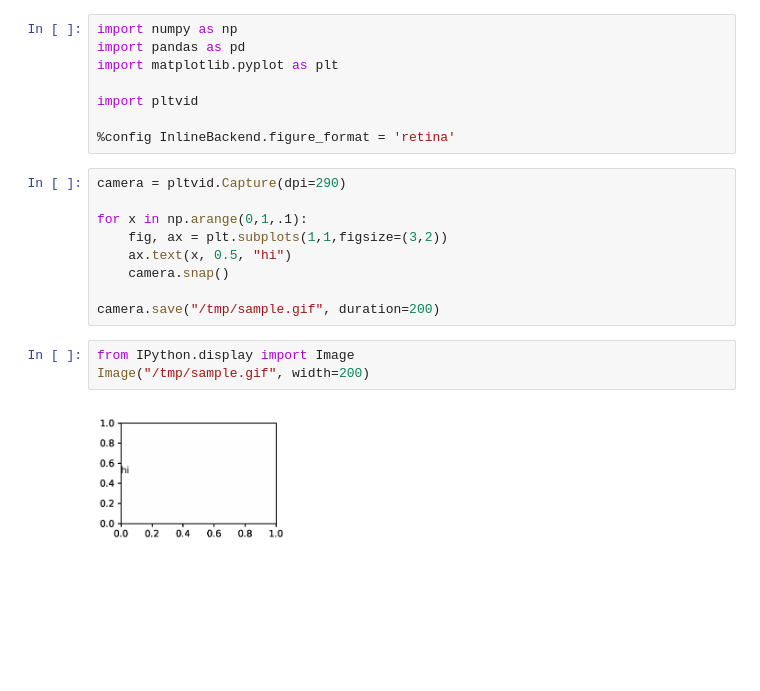
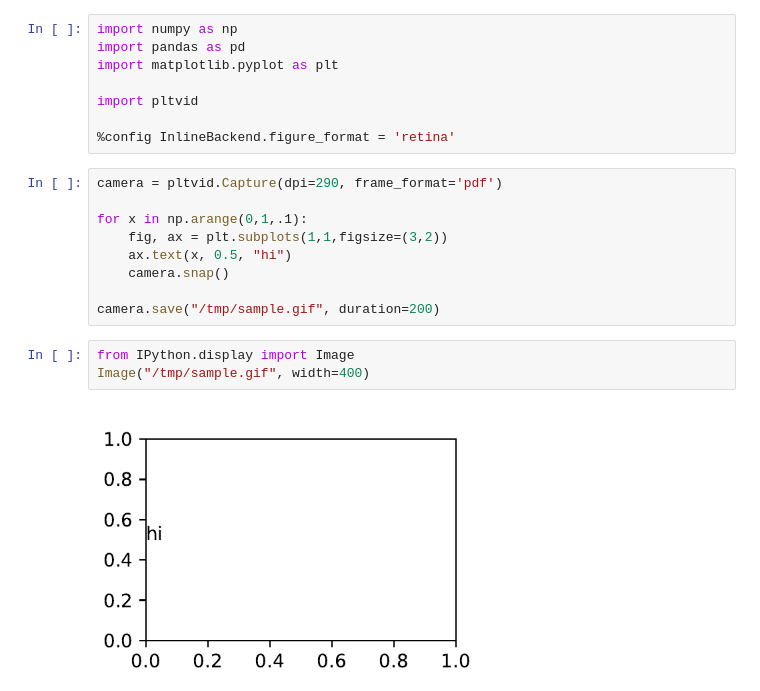
Before and after one commit to parrt/pltvid, a Jupyter notebook: examples.ipynb, the cells around one changed output. Saved outputs shown, nothing was run; the diff lists cells and outputs as text; blank space fills up the shorter version.

```diff
--- a/examples.ipynb
+++ b/examples.ipynb
@@ -7,7 +7,7 @@ import pltvid
 
 %config InlineBackend.figure_format = 'retina'
 # %%
-camera = pltvid.Capture(dpi=290)
+camera = pltvid.Capture(dpi=290, frame_format='pdf')
 
 for x in np.arange(0,1,.1):
     fig, ax = plt.subplots(1,1,figsize=(3,2))
@@ -17,6 +17,6 @@ for x in np.arange(0,1,.1):
 camera.save("/tmp/sample.gif", duration=200)
 # %%
 from IPython.display import Image
-Image("/tmp/sample.gif", width=200)
+Image("/tmp/sample.gif", width=400)
 # %% [output]
-[figure, old version]
+[figure, new version]
```
Also changed, not shown: 3 other files.
